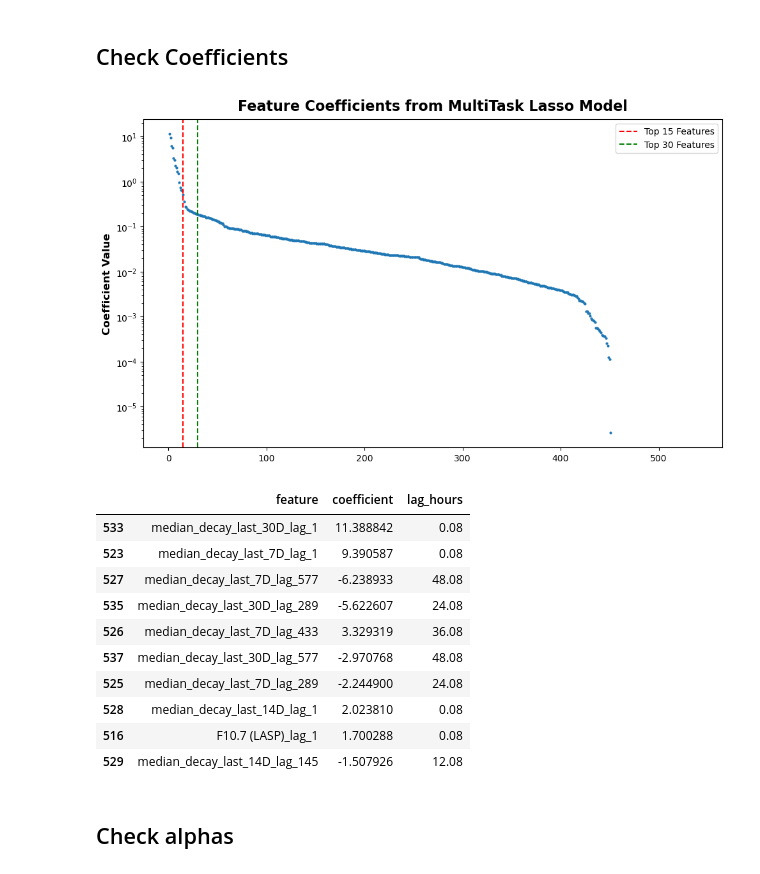
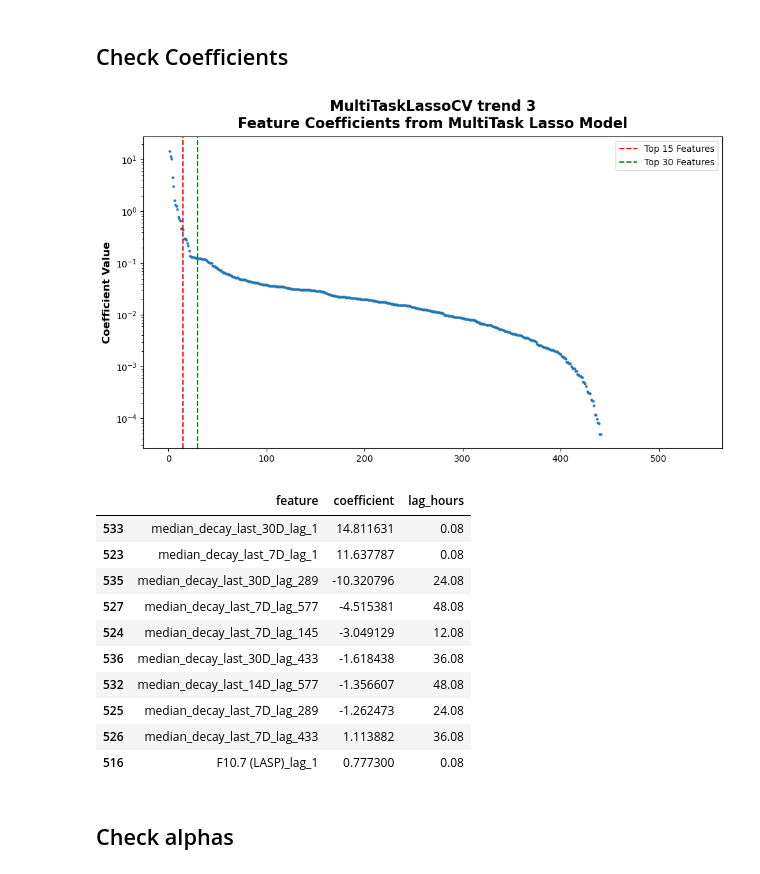
Before and after one commit to David-Student-Bern/MT, a Jupyter notebook: Analysis/modeling/test_model.ipynb, the cells around one changed output. Cells and saved outputs as stored; diff of their text form; code cells hidden in the pictures.

```diff
--- a/Analysis/modeling/test_model.ipynb
+++ b/Analysis/modeling/test_model.ipynb
@@ -55,8 +57,8 @@ Sample rate: 5min
 # Load Model
 # %%
 MODEL_DIR = find_repo_root() / Path("Analysis/modeling/saved_models")
-model = joblib.load(MODEL_DIR / 'MultiTaskLassoCV_trend_model_1.pkl')
-scaler = joblib.load(MODEL_DIR / 'MultiTaskLassoCV_trend_scaler_1.pkl')
+model = joblib.load(MODEL_DIR / f'{model_name}_{target}_model_{model_No}.pkl')
+scaler = joblib.load(MODEL_DIR / f'{model_name}_{target}_scaler_{model_No}.pkl')
 # %% [markdown]
 # Run Model
 # %%
@@ -74,38 +76,38 @@ y_test_pred = pd.DataFrame(model.predict(X_test_scaled), index=X_test.index, col
 # %%
 dt_seconds = pd.to_timedelta(sampling_rate).total_seconds()
 
 coef_df = pd.DataFrame({
     'feature': X_test.columns,
     'coefficient': model.coef_[1, :]
 })
 coef_df = coef_df.sort_values(by='coefficient', key=abs, ascending=False)
 coef_df['lag_hours'] = coef_df['feature'].apply(lambda x: f"{int(x.split('_')[-1]) * (dt_seconds / 3600):.2f}" if 'lag' in x else np.nan)
 
 fig, ax = plt.subplots(figsize=(10, 6))
 ax.scatter(range(1,len(coef_df)+1), abs(coef_df['coefficient']), s = 4)
 ax.axvline(x=15, color='red', linestyle='--', label='Top 15 Features')
 ax.axvline(x=30, color='green', linestyle='--', label='Top 30 Features')
 ax.set_ylabel('Coefficient Value')
-ax.set_title('Feature Coefficients from MultiTask Lasso Model')
+ax.set_title(f'{model_name} {target} {model_No}\nFeature Coefficients from MultiTask Lasso Model')
 ax.set_yscale('log')
 ax.legend(loc='upper right')
 plt.tight_layout()
 plt.show()
 
 coef_df.head(10)
 # %% [output]
-[figure, old version]
+[figure, new version]
 |  | feature | coefficient | lag_hours |
-| 533 | median_decay_last_30D_lag_1 | 11.388842 | 0.08 |
-| 523 | median_decay_last_7D_lag_1 | 9.390587 | 0.08 |
-| 527 | median_decay_last_7D_lag_577 | -6.238933 | 48.08 |
-| 535 | median_decay_last_30D_lag_289 | -5.622607 | 24.08 |
-| 526 | median_decay_last_7D_lag_433 | 3.329319 | 36.08 |
-| 537 | median_decay_last_30D_lag_577 | -2.970768 | 48.08 |
-| 525 | median_decay_last_7D_lag_289 | -2.244900 | 24.08 |
-| 528 | median_decay_last_14D_lag_1 | 2.023810 | 0.08 |
-| 516 | F10.7 (LASP)_lag_1 | 1.700288 | 0.08 |
-| 529 | median_decay_last_14D_lag_145 | -1.507926 | 12.08 |
+| 533 | median_decay_last_30D_lag_1 | 14.811631 | 0.08 |
+| 523 | median_decay_last_7D_lag_1 | 11.637787 | 0.08 |
+| 535 | median_decay_last_30D_lag_289 | -10.320796 | 24.08 |
+| 527 | median_decay_last_7D_lag_577 | -4.515381 | 48.08 |
+| 524 | median_decay_last_7D_lag_145 | -3.049129 | 12.08 |
+| 536 | median_decay_last_30D_lag_433 | -1.618438 | 36.08 |
+| 532 | median_decay_last_14D_lag_577 | -1.356607 | 48.08 |
+| 525 | median_decay_last_7D_lag_289 | -1.262473 | 24.08 |
+| 526 | median_decay_last_7D_lag_433 | 1.113882 | 36.08 |
+| 516 | F10.7 (LASP)_lag_1 | 0.777300 | 0.08 |
 # %% [markdown]
 ## Check alphas
 # %%
```
Also changed, not shown: parts of 6 cells of this notebook, 15 other files.
